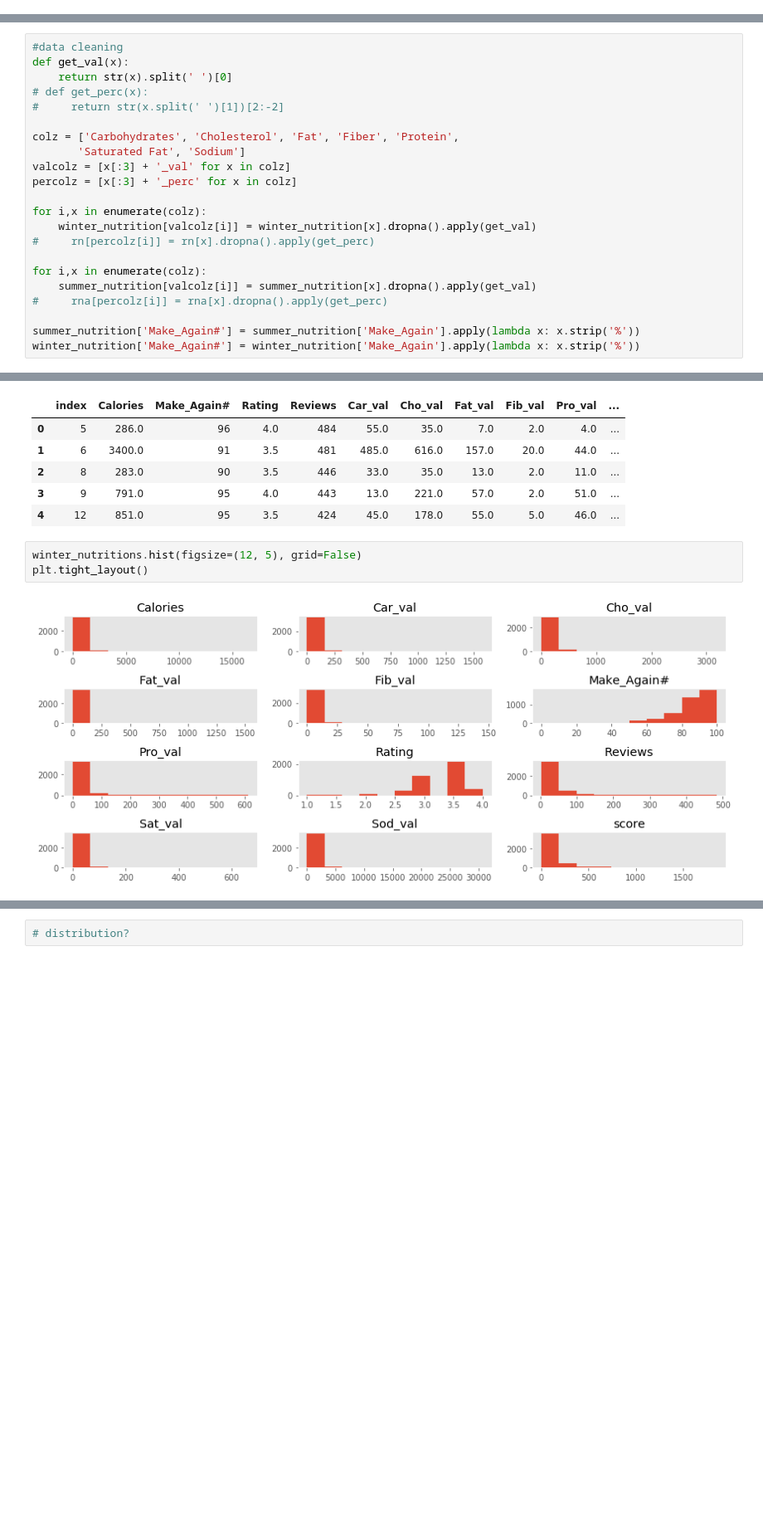
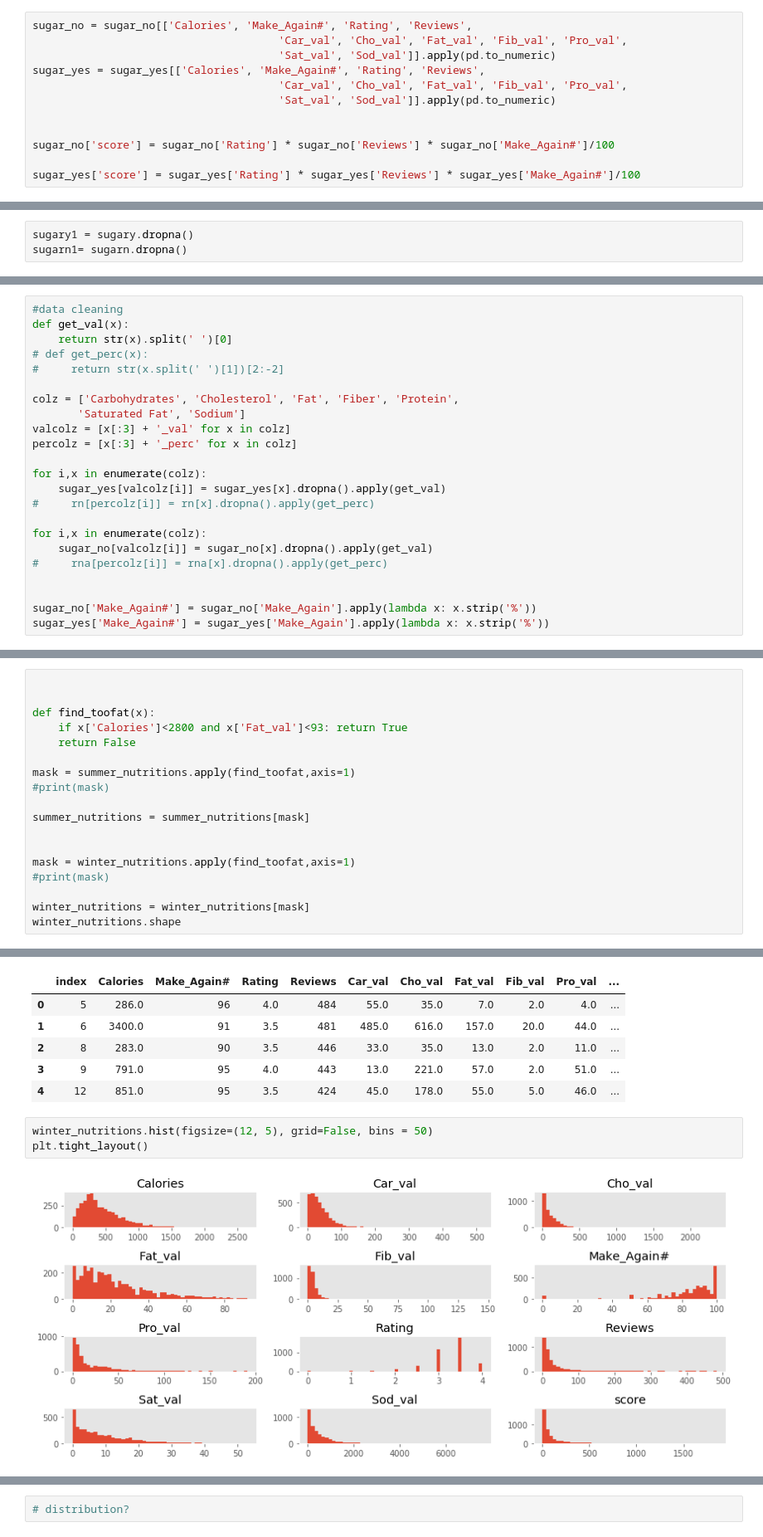
Before and after one commit to esotewic/Recipe_Hypothesis_Test, a Jupyter notebook: recipe_eda.ipynb, the cells around one changed output, grey strips where cells are left out. Shown at 83% size. Drawn from its saved outputs; the diff is of its cells as text; blank space fills up the shorter version.

```diff
--- a/recipe_eda.ipynb
+++ b/recipe_eda.ipynb
@@ -77,0 +334,12 @@ summer_nutrition = Summer[['Calories', 'Carbohydrates', 'Cholesterol',
+# %%
+sugar_no = sugar_no[['Calories', 'Make_Again#', 'Rating', 'Reviews',
+                                      'Car_val', 'Cho_val', 'Fat_val', 'Fib_val', 'Pro_val',
+                                      'Sat_val', 'Sod_val']].apply(pd.to_numeric)
+sugar_yes = sugar_yes[['Calories', 'Make_Again#', 'Rating', 'Reviews',
+                                      'Car_val', 'Cho_val', 'Fat_val', 'Fib_val', 'Pro_val',
+                                      'Sat_val', 'Sod_val']].apply(pd.to_numeric)
+
+
+sugar_no['score'] = sugar_no['Rating'] * sugar_no['Reviews'] * sugar_no['Make_Again#']/100
+
+sugar_yes['score'] = sugar_yes['Rating'] * sugar_yes['Reviews'] * sugar_yes['Make_Again#']/100
@@ -77,0 +363,3 @@ summer_nutrition = Summer[['Calories', 'Carbohydrates', 'Cholesterol',
+# %%
+sugary1 = sugary.dropna()
+sugarn1= sugarn.dropna()
@@ -88,15 +536,16 @@ valcolz = [x[:3] + '_val' for x in colz]
 percolz = [x[:3] + '_perc' for x in colz]
 
 for i,x in enumerate(colz):
-    winter_nutrition[valcolz[i]] = winter_nutrition[x].dropna().apply(get_val)
+    sugar_yes[valcolz[i]] = sugar_yes[x].dropna().apply(get_val)
 #     rn[percolz[i]] = rn[x].dropna().apply(get_perc)
 
 for i,x in enumerate(colz):
-    summer_nutrition[valcolz[i]] = summer_nutrition[x].dropna().apply(get_val)
+    sugar_no[valcolz[i]] = sugar_no[x].dropna().apply(get_val)
 #     rna[percolz[i]] = rna[x].dropna().apply(get_perc)
 
-summer_nutrition['Make_Again#'] = summer_nutrition['Make_Again'].apply(lambda x: x.strip('%'))
-winter_nutrition['Make_Again#'] = winter_nutrition['Make_Again'].apply(lambda x: x.strip('%'))
+
+sugar_no['Make_Again#'] = sugar_no['Make_Again'].apply(lambda x: x.strip('%'))
+sugar_yes['Make_Again#'] = sugar_yes['Make_Again'].apply(lambda x: x.strip('%'))
 # %% [output]
 A value is trying to be set on a copy of a slice from a DataFrame.
 Try using .loc[row_indexer,col_indexer] = value instead
@@ -163,0 +580,18 @@ winter_nutritions.describe()
+# %%
+
+
+def find_toofat(x):
+    if x['Calories']<2800 and x['Fat_val']<93: return True
+    return False
+
+mask = summer_nutritions.apply(find_toofat,axis=1)
+#print(mask)
+
+summer_nutritions = summer_nutritions[mask]
+
+
+mask = winter_nutritions.apply(find_toofat,axis=1)
+#print(mask)
+
+winter_nutritions = winter_nutritions[mask]
+winter_nutritions.shape
@@ -171,7 +651,7 @@ winter_nutritions.reset_index().head()
 | 3 | 9 | 791.0 | 95 | 4.0 | 443 | 13.0 | 221.0 | 57.0 | 2.0 | 51.0 | ... |
 | 4 | 12 | 851.0 | 95 | 3.5 | 424 | 45.0 | 178.0 | 55.0 | 5.0 | 46.0 | ... |
 # %%
-winter_nutritions.hist(figsize=(12, 5), grid=False)
+winter_nutritions.hist(figsize=(12, 5), grid=False, bins = 50)
 plt.tight_layout()
 # %% [output]
-[figure, old version]
+[figure, new version]
```
Also changed, not shown: parts of 96 cells of this notebook.
